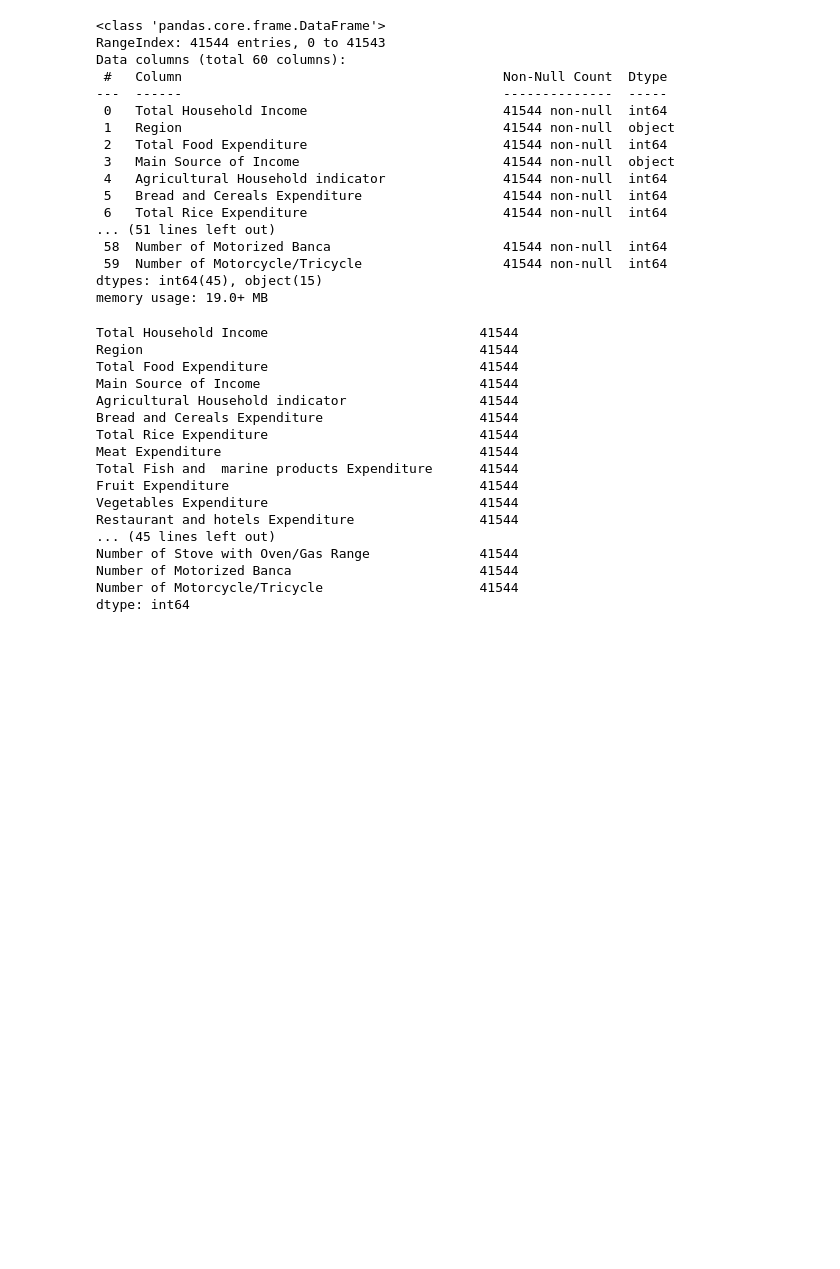
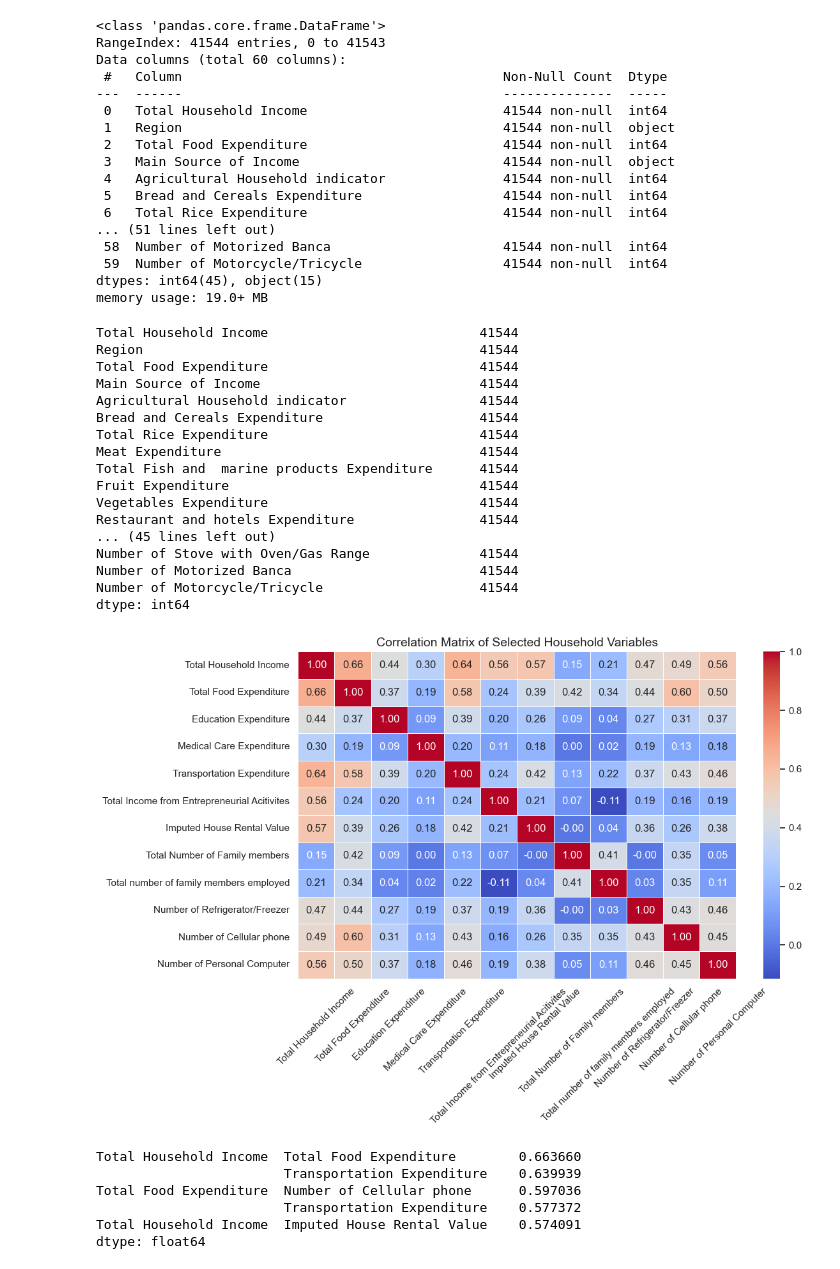
Before and after one commit to JVrylle/ITD-Groupings, a Jupyter notebook: Castillo_Hernandez_ITD.ipynb, the cells around one changed output. Drawn from its saved outputs; the diff is of its cells as text; code cells hidden in the pictures; blank space fills up the shorter version.

```diff
--- a/Castillo_Hernandez_ITD.ipynb
+++ b/Castillo_Hernandez_ITD.ipynb
@@ -81,3 +83,50 @@ Number of Stove with Oven/Gas Range              41544
 Number of Motorized Banca                        41544
 Number of Motorcycle/Tricycle                    41544
 dtype: int64
+# %%
+# Set seaborn theme
+sns.set(style="whitegrid")
+
+# Step 1: Choose key numeric variables for correlation analysis
+num_cols = [
+    'Total Household Income',
+    'Total Food Expenditure',
+    'Education Expenditure',
+    'Medical Care Expenditure',
+    'Transportation Expenditure',
+    'Total Income from Entrepreneurial Acitivites',
+    'Imputed House Rental Value',
+    'Total Number of Family members',
+    'Total number of family members employed',
+    'Number of Refrigerator/Freezer',
+    'Number of Cellular phone',
+    'Number of Personal Computer'
+]
+
+# Step 2: Compute correlation matrix
+corr_matrix = family[num_cols].corr()
+
+# Step 3: Visualize correlation matrix as a heatmap
+plt.figure(figsize=(12, 8))
+sns.heatmap(corr_matrix, annot=True, fmt=".2f", cmap="coolwarm", linewidths=0.5)
+plt.title("Correlation Matrix of Selected Household Variables", fontsize=14)
+plt.xticks(rotation=45)
+plt.yticks(rotation=0)
+plt.tight_layout()
+plt.show()
+
+# Step 4: Extract top 5 strongest non-trivial correlations (excluding perfect self-correlation)
+corr_pairs = corr_matrix.unstack()
+strong_corrs = corr_pairs[(abs(corr_pairs) > 0.5) & (abs(corr_pairs) < 1.0)]
+strong_corrs = strong_corrs.drop_duplicates().sort_values(ascending=False).head(5)
+
+# Display top correlated variable pairs
+print(strong_corrs)
+# %% [output]
+[figure, added]
+Total Household Income  Total Food Expenditure        0.663660
+                        Transportation Expenditure    0.639939
+Total Food Expenditure  Number of Cellular phone      0.597036
+                        Transportation Expenditure    0.577372
+Total Household Income  Imputed House Rental Value    0.574091
+dtype: float64
```
Also changed, not shown: parts of 37 cells of this notebook.
